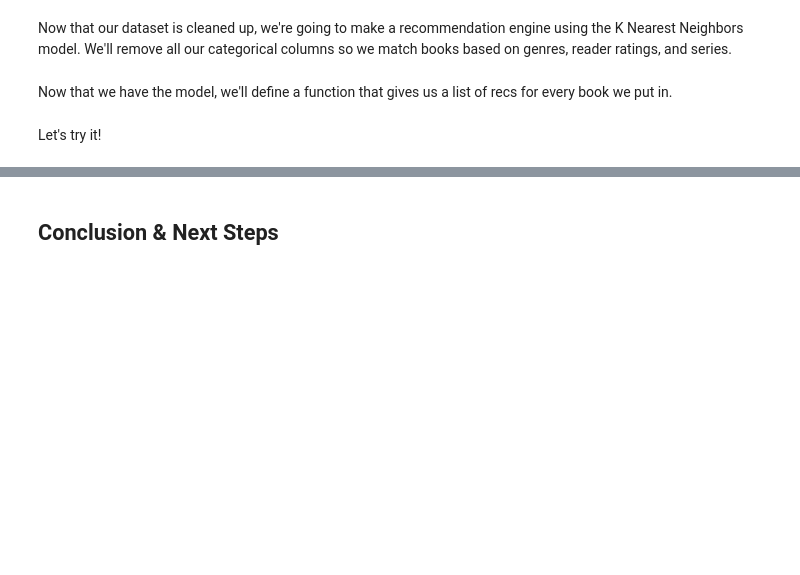
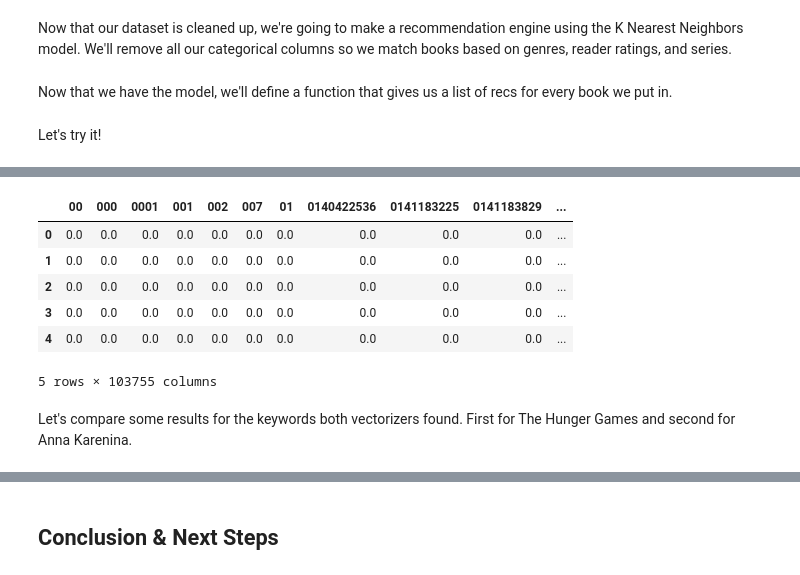
Before and after one commit to npagrawal/Book-Recommendation-Engine, a Jupyter notebook: Recommendation_Engine_Notebook.ipynb, the cells around one changed output, grey strips where cells are left out. Drawn from its saved outputs; the diff is of its cells as text; code cells hidden in the pictures; blank space fills up the shorter version.

```diff
--- a/Recommendation_Engine_Notebook.ipynb
+++ b/Recommendation_Engine_Notebook.ipynb
@@ -294,0 +406,17 @@ BookRecommender("Jane Eyre")
+# %%
+# tfidf vectorize bagofwords column
+tf_vec = TfidfVectorizer()
+X_tfidf = tf_vec.fit_transform(df_bagofwords["bagofwords"])
+
+vec_tfidf = pd.DataFrame(X_tfidf.toarray(), columns=tf_vec.get_feature_names_out())
+vec_tfidf.head()
+# %% [output]
+|  | 00 | 000 | 0001 | 001 | 002 | 007 | 01 | 0140422536 | 0141183225 | 0141183829 | ... |
+| 0 | 0.0 | 0.0 | 0.0 | 0.0 | 0.0 | 0.0 | 0.0 | 0.0 | 0.0 | 0.0 | ... |
+| 1 | 0.0 | 0.0 | 0.0 | 0.0 | 0.0 | 0.0 | 0.0 | 0.0 | 0.0 | 0.0 | ... |
+| 2 | 0.0 | 0.0 | 0.0 | 0.0 | 0.0 | 0.0 | 0.0 | 0.0 | 0.0 | 0.0 | ... |
+| 3 | 0.0 | 0.0 | 0.0 | 0.0 | 0.0 | 0.0 | 0.0 | 0.0 | 0.0 | 0.0 | ... |
+| 4 | 0.0 | 0.0 | 0.0 | 0.0 | 0.0 | 0.0 | 0.0 | 0.0 | 0.0 | 0.0 | ... |
+5 rows × 103755 columns
+# %% [markdown]
+Let's compare some results for the keywords both vectorizers found. First for The Hunger Games and second for Anna Karenina.
```
Also changed, not shown: parts of 40 cells of this notebook, 1 other file.
